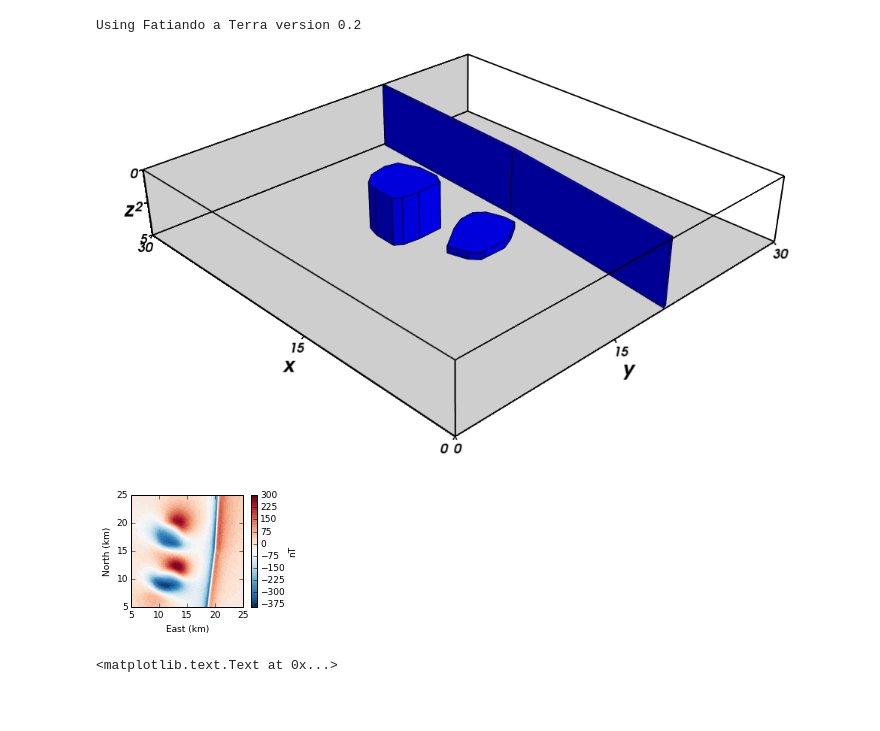
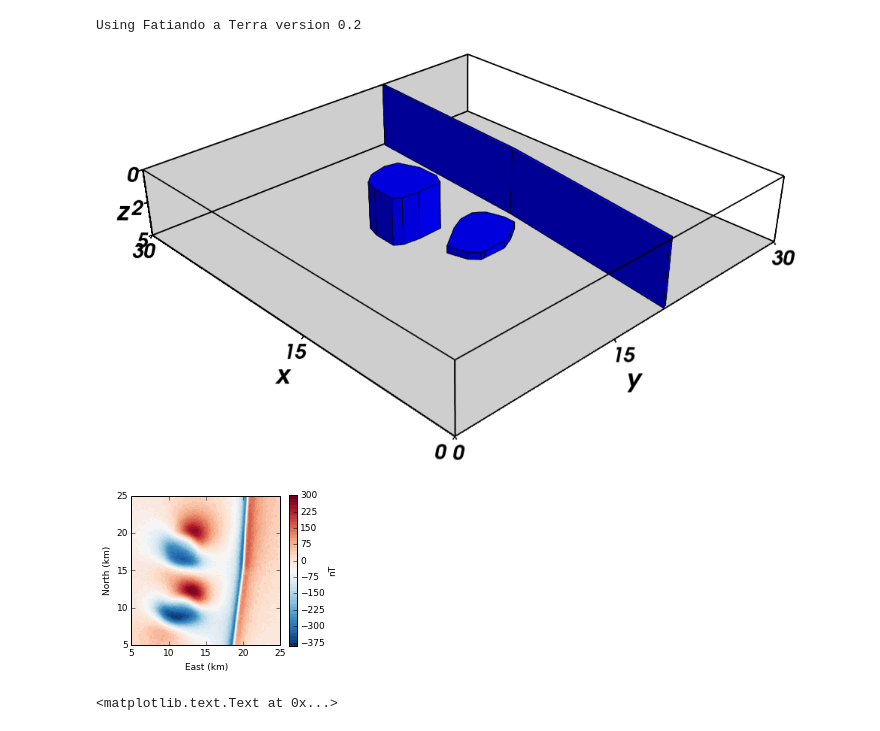
Before and after one commit to pinga-lab/paper-tle-euler-tutorial, a Jupyter notebook: euler-deconvolution-examples.ipynb, the cells around one changed output. Cells and saved outputs as stored; diff of their text form; code cells hidden in the pictures; blank space fills up the shorter version.

Commit message:
Better label text size in mayavi plots

```diff
--- a/euler-deconvolution-examples.ipynb
+++ b/euler-deconvolution-examples.ipynb
@@ -36,6 +36,7 @@ scene = myv.figure(size=(1000, 600))
 myv.polyprisms(model, linewidth=1, color=(0, 0, 1))
 ax = myv.axes(myv.outline(bounds), ranges=[b*0.001 for b in bounds], nlabels=3, fmt='%.0f')
 ax.axes.x_label, ax.axes.y_label, ax.axes.z_label = 'x', 'y', 'z'
+ax.axes.font_factor = 2
 myv.wall_north(bounds)
 myv.wall_bottom(bounds)
 scene.scene.camera.position = [-37282.427190894407, -35382.676458226633, -36760.719551179718]
@@ -49,18 +50,18 @@ myv.savefig('fig/model.png')
 myv.show()
 Image(filename='fig/model.png')
 # %% [output]
-[figure, old version]
+[figure, new version]
 # %%
-mpl.figure(figsize=(3, 2))
+mpl.figure(figsize=(3.33, 2.7))
 mpl.axis('scaled')
 mpl.contourf(y, x, tf, shape, 60, cmap=mpl.cm.RdBu_r)
 mpl.colorbar().set_label('nT')
 mpl.m2km()
 mpl.xlabel('East (km)')
 mpl.ylabel('North (km)')
 mpl.savefig('fig/data.png', dpi=600)
 # %% [output]
-[figure, old version]
+[figure, new version]
 # %%
 tf_si = utils.nt2si(tf)
 xderiv = fourier.derivx(x, y, tf_si, shape)
```
Also changed, not shown: parts of 1 cell of this notebook.
